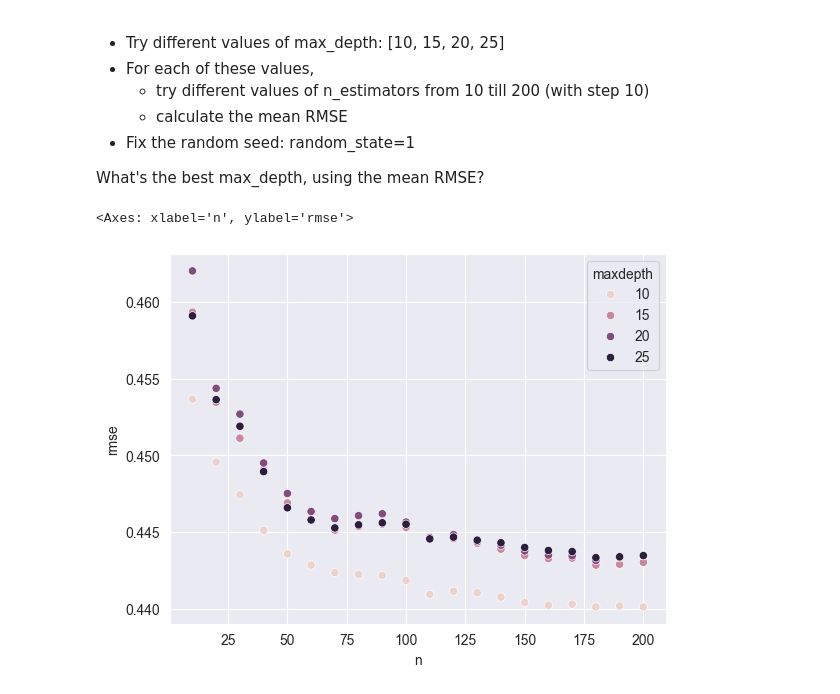
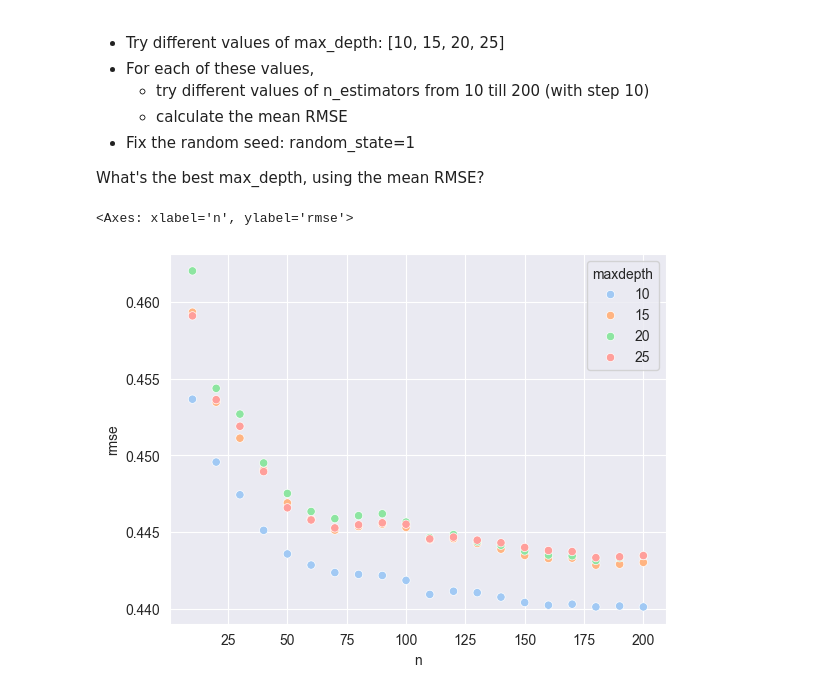
Before and after one commit to ramires666/machine-learning-zoomcamp-homework, a Jupyter notebook: 06-trees/06-trees-homework.ipynb, the cells around one changed output. Saved outputs shown, nothing was run; the diff lists cells and outputs as text; code cells hidden in the pictures.

```diff
--- a/06-trees/06-trees-homework.ipynb
+++ b/06-trees/06-trees-homework.ipynb
@@ -235,7 +235,7 @@ for d in max_depth:
         scores.append({"maxdepth": d, "n":n,"rmse":rmse})
 scoresDf = pd.DataFrame(scores)
 # %%
-sns.scatterplot(data=scoresDf, hue='maxdepth', x='n', y='rmse')
+sns.scatterplot(data=scoresDf, hue='maxdepth', x='n', y='rmse', palette='pastel')
 # %% [output]
 <Axes: xlabel='n', ylabel='rmse'>
-[figure, old version]
+[figure, new version]
```
Also changed, not shown: parts of 3 cells of this notebook.
